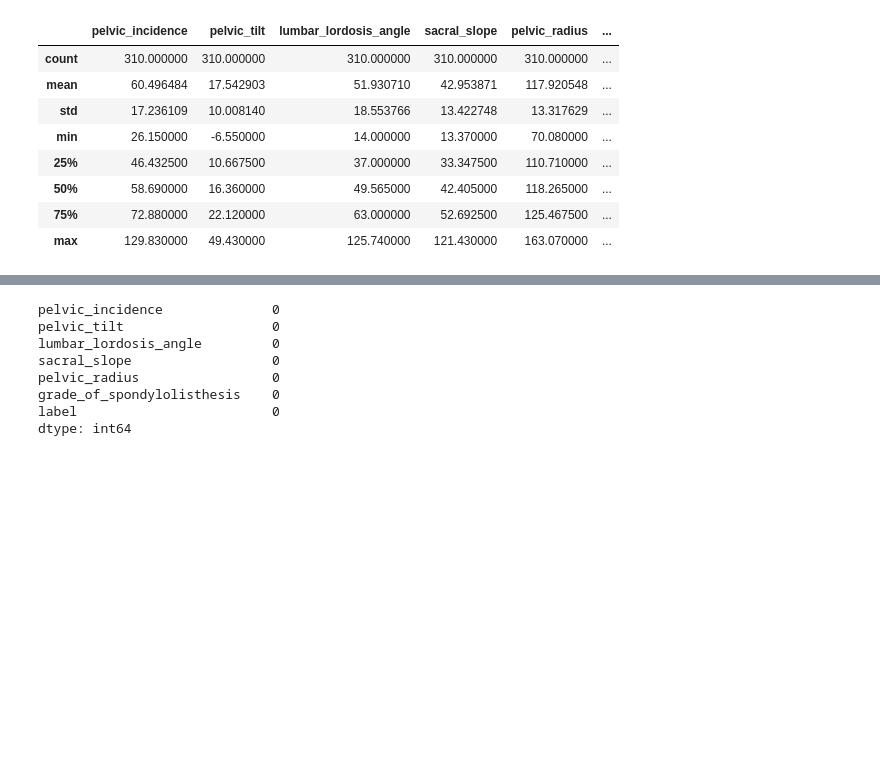
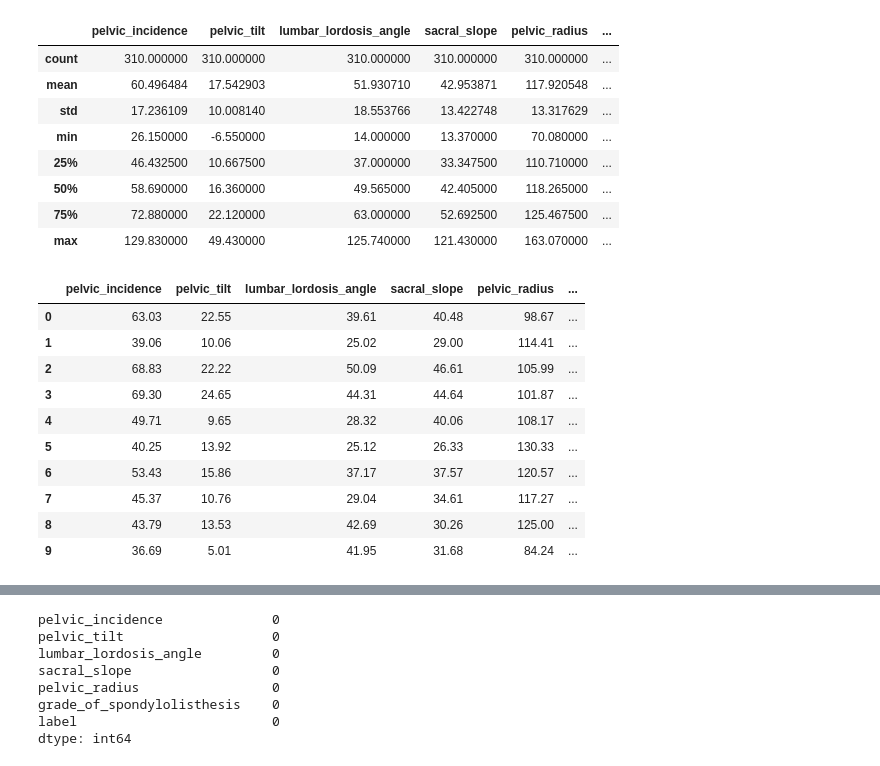
Before and after one commit to sawangsi/Abnormal-Vertebral, a Jupyter notebook: vertrebral-abnormal-anaysis.ipynb, the cells around one changed output, grey strips where cells are left out. Drawn from its saved outputs; the diff is of its cells as text; code cells hidden in the pictures; blank space fills up the shorter version.

```diff
--- a/vertrebral-abnormal-anaysis.ipynb
+++ b/vertrebral-abnormal-anaysis.ipynb
@@ -49,3 +50,17 @@ vertrebral_df.describe()
 | 50% | 58.690000 | 16.360000 | 49.565000 | 42.405000 | 118.265000 | ... |
 | 75% | 72.880000 | 22.120000 | 63.000000 | 52.692500 | 125.467500 | ... |
 | max | 129.830000 | 49.430000 | 125.740000 | 121.430000 | 163.070000 | ... |
+# %%
+vertrebral_df[vertrebral_df['label']=='AB'].head(10)
+# %% [output]
+|  | pelvic_incidence | pelvic_tilt | lumbar_lordosis_angle | sacral_slope | pelvic_radius | ... |
+| 0 | 63.03 | 22.55 | 39.61 | 40.48 | 98.67 | ... |
+| 1 | 39.06 | 10.06 | 25.02 | 29.00 | 114.41 | ... |
+| 2 | 68.83 | 22.22 | 50.09 | 46.61 | 105.99 | ... |
+| 3 | 69.30 | 24.65 | 44.31 | 44.64 | 101.87 | ... |
+| 4 | 49.71 | 9.65 | 28.32 | 40.06 | 108.17 | ... |
+| 5 | 40.25 | 13.92 | 25.12 | 26.33 | 130.33 | ... |
+| 6 | 53.43 | 15.86 | 37.17 | 37.57 | 120.57 | ... |
+| 7 | 45.37 | 10.76 | 29.04 | 34.61 | 117.27 | ... |
+| 8 | 43.79 | 13.53 | 42.69 | 30.26 | 125.00 | ... |
+| 9 | 36.69 | 5.01 | 41.95 | 31.68 | 84.24 | ... |
```
Also changed, not shown: parts of 8 cells of this notebook.
